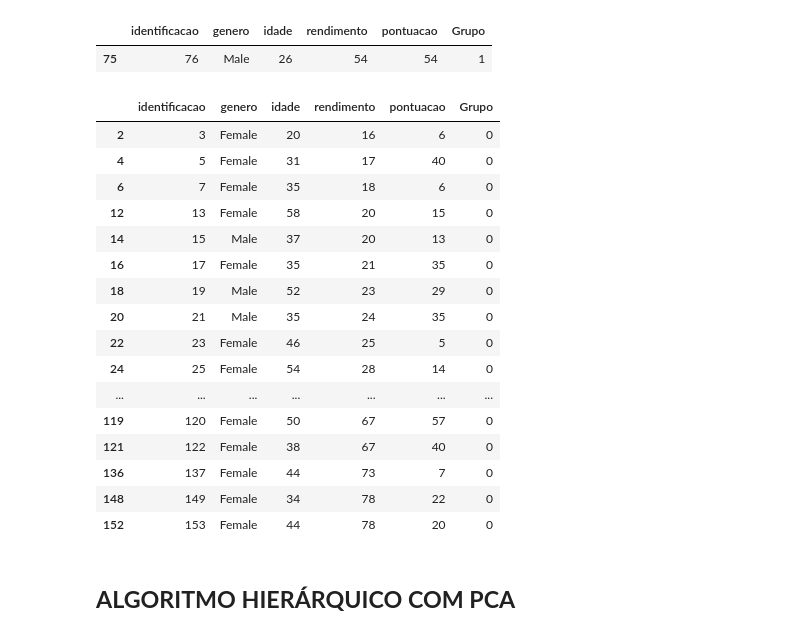
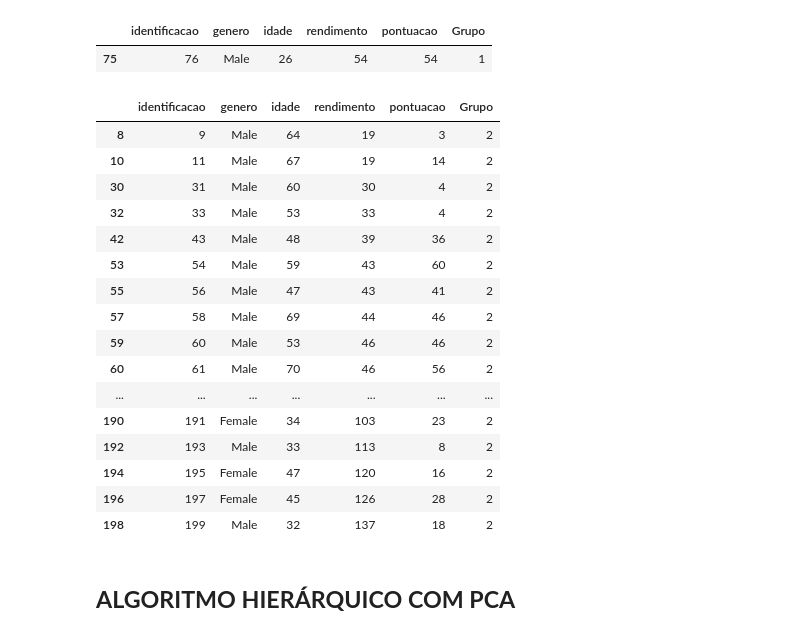
Before and after one commit to trsantana79/UDEMY, a Jupyter notebook: agrupamento.ipynb, the cells around one changed output. Cells and saved outputs as stored; diff of their text form; code cells hidden in the pictures.

```diff
--- a/agrupamento.ipynb
+++ b/agrupamento.ipynb
@@ -816,26 +816,26 @@ df5.loc[df5.identificacao == 76]
 |  | identificacao | genero | idade | rendimento | pontuacao | Grupo |
 | 75 | 76 | Male | 26 | 54 | 54 | 1 |
 # %%
-grupo0 = df5.loc[df5.Grupo == 0]
-grupo0
+grupo2 = df5.loc[df5.Grupo == 2]
+grupo2
 # %% [output]
 |  | identificacao | genero | idade | rendimento | pontuacao | Grupo |
-| 2 | 3 | Female | 20 | 16 | 6 | 0 |
-| 4 | 5 | Female | 31 | 17 | 40 | 0 |
-| 6 | 7 | Female | 35 | 18 | 6 | 0 |
-| 12 | 13 | Female | 58 | 20 | 15 | 0 |
-| 14 | 15 | Male | 37 | 20 | 13 | 0 |
-| 16 | 17 | Female | 35 | 21 | 35 | 0 |
-| 18 | 19 | Male | 52 | 23 | 29 | 0 |
-| 20 | 21 | Male | 35 | 24 | 35 | 0 |
-| 22 | 23 | Female | 46 | 25 | 5 | 0 |
-| 24 | 25 | Female | 54 | 28 | 14 | 0 |
+| 8 | 9 | Male | 64 | 19 | 3 | 2 |
+| 10 | 11 | Male | 67 | 19 | 14 | 2 |
+| 30 | 31 | Male | 60 | 30 | 4 | 2 |
+| 32 | 33 | Male | 53 | 33 | 4 | 2 |
+| 42 | 43 | Male | 48 | 39 | 36 | 2 |
+| 53 | 54 | Male | 59 | 43 | 60 | 2 |
+| 55 | 56 | Male | 47 | 43 | 41 | 2 |
+| 57 | 58 | Male | 69 | 44 | 46 | 2 |
+| 59 | 60 | Male | 53 | 46 | 46 | 2 |
+| 60 | 61 | Male | 70 | 46 | 56 | 2 |
 | ... | ... | ... | ... | ... | ... | ... |
-| 119 | 120 | Female | 50 | 67 | 57 | 0 |
-| 121 | 122 | Female | 38 | 67 | 40 | 0 |
-| 136 | 137 | Female | 44 | 73 | 7 | 0 |
-| 148 | 149 | Female | 34 | 78 | 22 | 0 |
-| 152 | 153 | Female | 44 | 78 | 20 | 0 |
+| 190 | 191 | Female | 34 | 103 | 23 | 2 |
+| 192 | 193 | Male | 33 | 113 | 8 | 2 |
+| 194 | 195 | Female | 47 | 120 | 16 | 2 |
+| 196 | 197 | Female | 45 | 126 | 28 | 2 |
+| 198 | 199 | Male | 32 | 137 | 18 | 2 |
 # %%
 grupo0.shape
 # %% [markdown]
```
